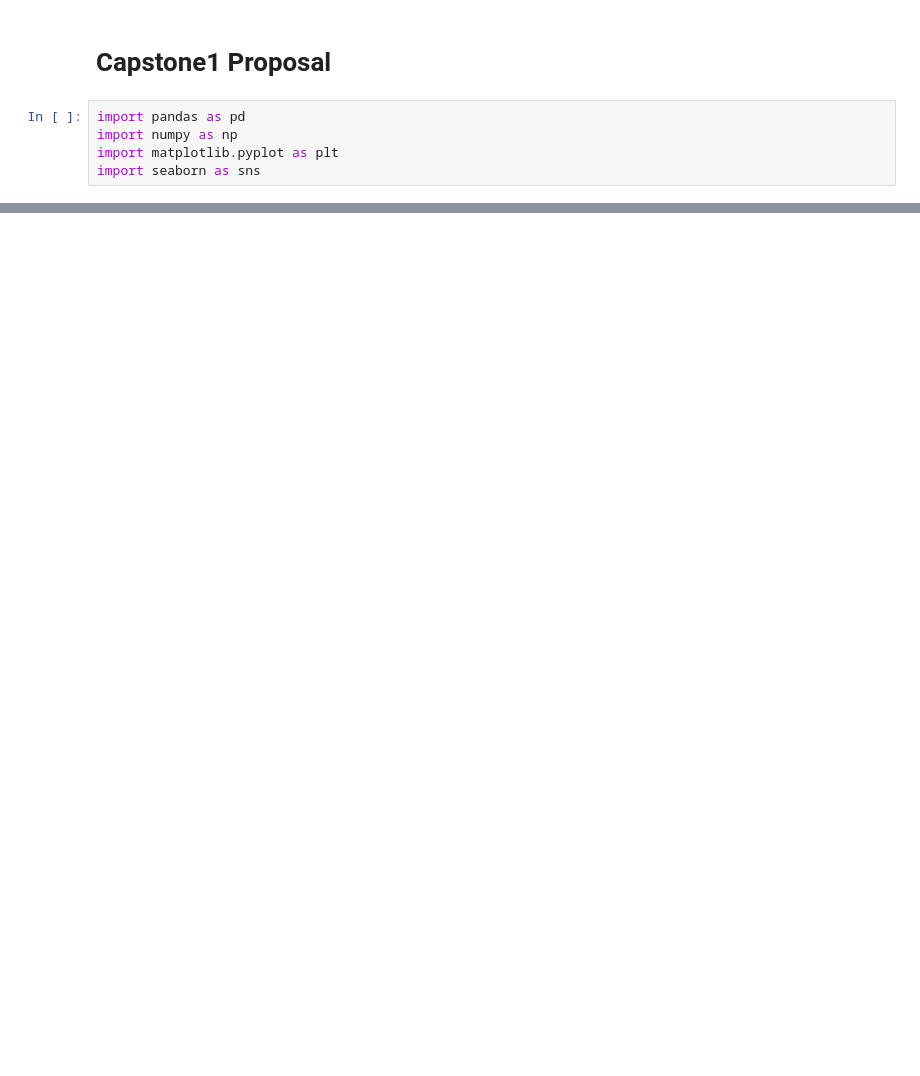
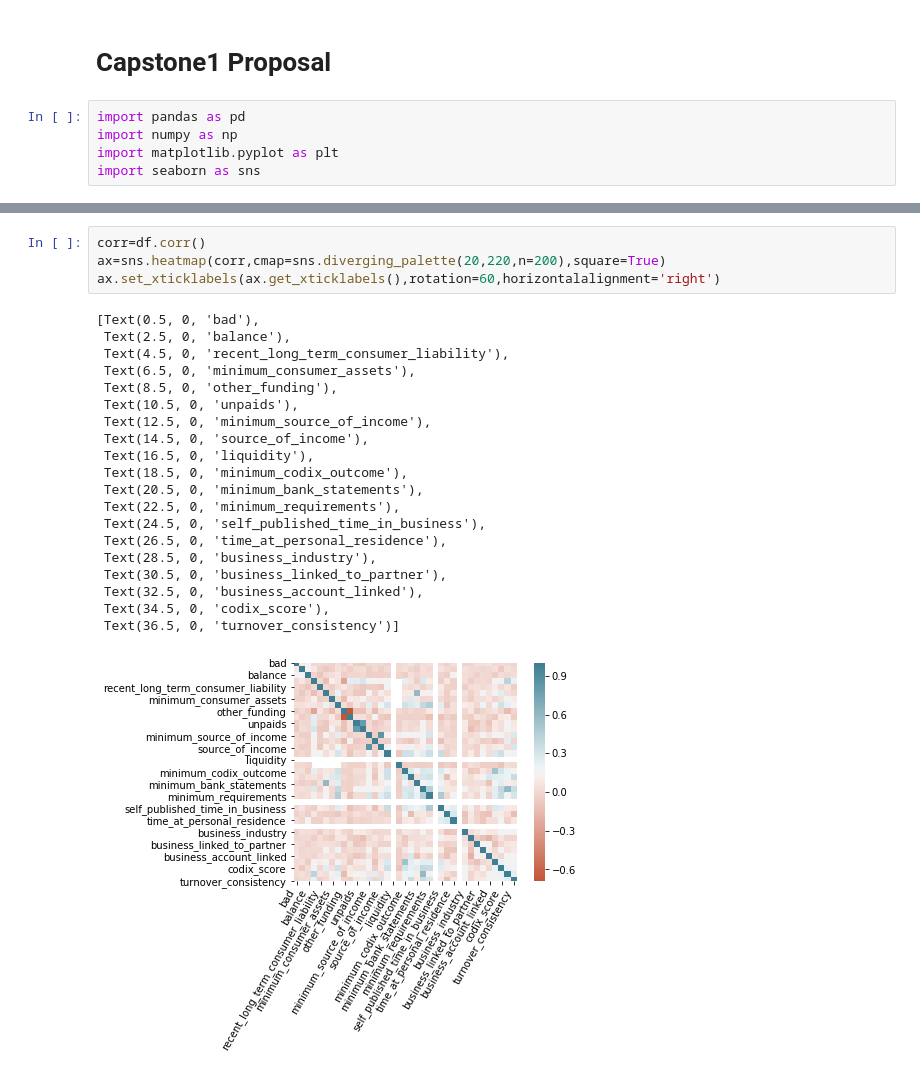
Before and after one commit to vnguye12/vy_capstone1, a Jupyter notebook: Capstone1.ipynb, the cells around one changed output, grey strips where cells are left out. Cells and saved outputs as stored; diff of their text form; blank space fills up the shorter version.

```diff
--- a/Capstone1.ipynb
+++ b/Capstone1.ipynb
@@ -215,0 +130,25 @@ Name: sub_grade, dtype: int64
+# %%
+corr=df.corr()
+ax=sns.heatmap(corr,cmap=sns.diverging_palette(20,220,n=200),square=True)
+ax.set_xticklabels(ax.get_xticklabels(),rotation=60,horizontalalignment='right')
+# %% [output]
+[Text(0.5, 0, 'bad'),
+ Text(2.5, 0, 'balance'),
+ Text(4.5, 0, 'recent_long_term_consumer_liability'),
+ Text(6.5, 0, 'minimum_consumer_assets'),
+ Text(8.5, 0, 'other_funding'),
+ Text(10.5, 0, 'unpaids'),
+ Text(12.5, 0, 'minimum_source_of_income'),
+ Text(14.5, 0, 'source_of_income'),
+ Text(16.5, 0, 'liquidity'),
+ Text(18.5, 0, 'minimum_codix_outcome'),
+ Text(20.5, 0, 'minimum_bank_statements'),
+ Text(22.5, 0, 'minimum_requirements'),
+ Text(24.5, 0, 'self_published_time_in_business'),
+ Text(26.5, 0, 'time_at_personal_residence'),
+ Text(28.5, 0, 'business_industry'),
+ Text(30.5, 0, 'business_linked_to_partner'),
+ Text(32.5, 0, 'business_account_linked'),
+ Text(34.5, 0, 'codix_score'),
+ Text(36.5, 0, 'turnover_consistency')]
+[figure, added]
```
Also changed, not shown: parts of 44 cells of this notebook.
